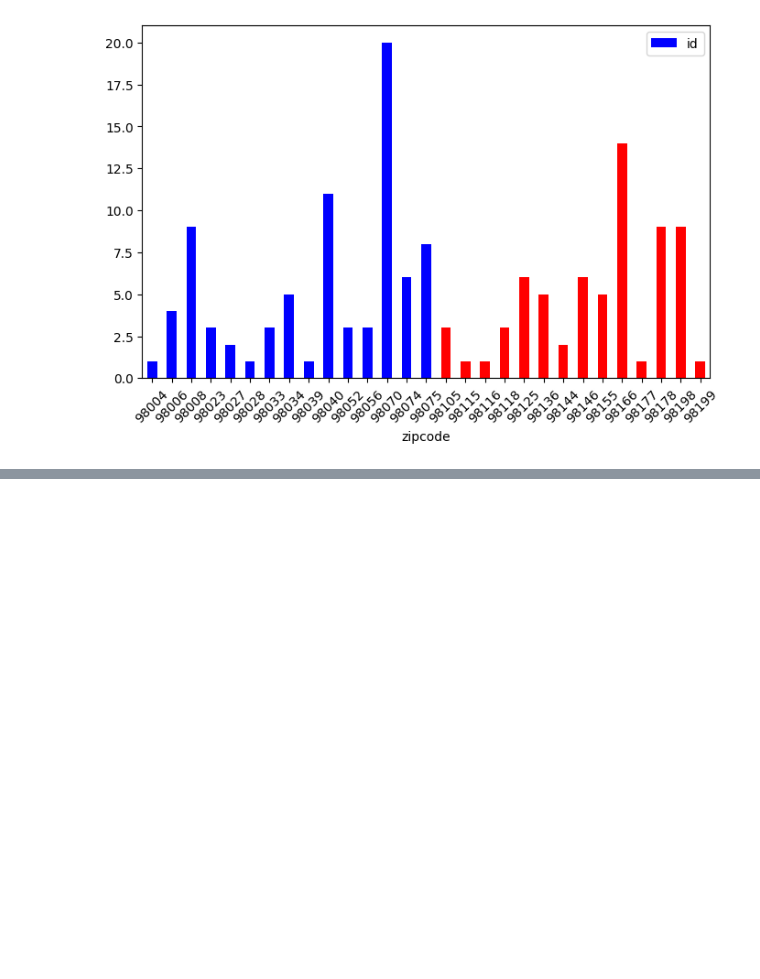
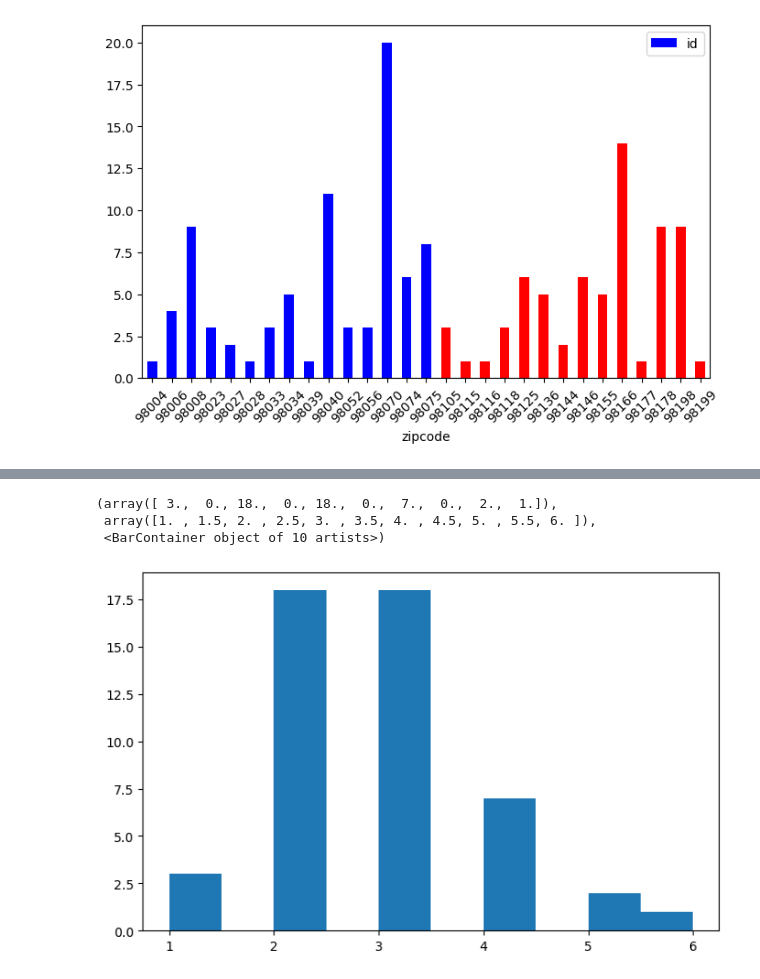
Before and after one commit to scornevi/ds-EDA-project, a Jupyter notebook: EDA.ipynb, the cells around one changed output, grey strips where cells are left out. Saved outputs shown, nothing was run; the diff lists cells and outputs as text; code cells hidden in the pictures; blank space fills up the shorter version.

```diff
--- a/EDA.ipynb
+++ b/EDA.ipynb
@@ -183,0 +220,11 @@ S
+# %%
+# Waterfront houses are much more expensive than standard houses
+# Now let's take a more precise look into all houses that cost 1000000 or less
+
+df_waterfront_cheap = df_waterfront[df_waterfront['price'] < 1000000]
+plt.hist(df_waterfront_cheap['bedrooms'], bins = 10)
+# %% [output]
+(array([ 3.,  0., 18.,  0., 18.,  0.,  7.,  0.,  2.,  1.]),
+ array([1. , 1.5, 2. , 2.5, 3. , 3.5, 4. , 4.5, 5. , 5.5, 6. ]),
+ <BarContainer object of 10 artists>)
+[figure, added]
```
Also changed, not shown: parts of 46 cells of this notebook.
